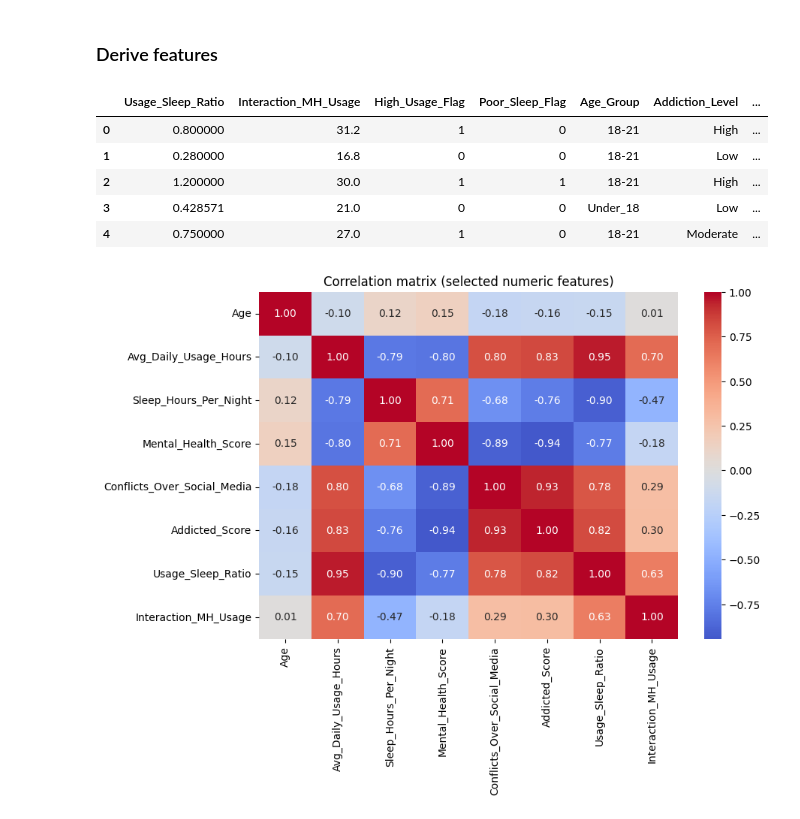
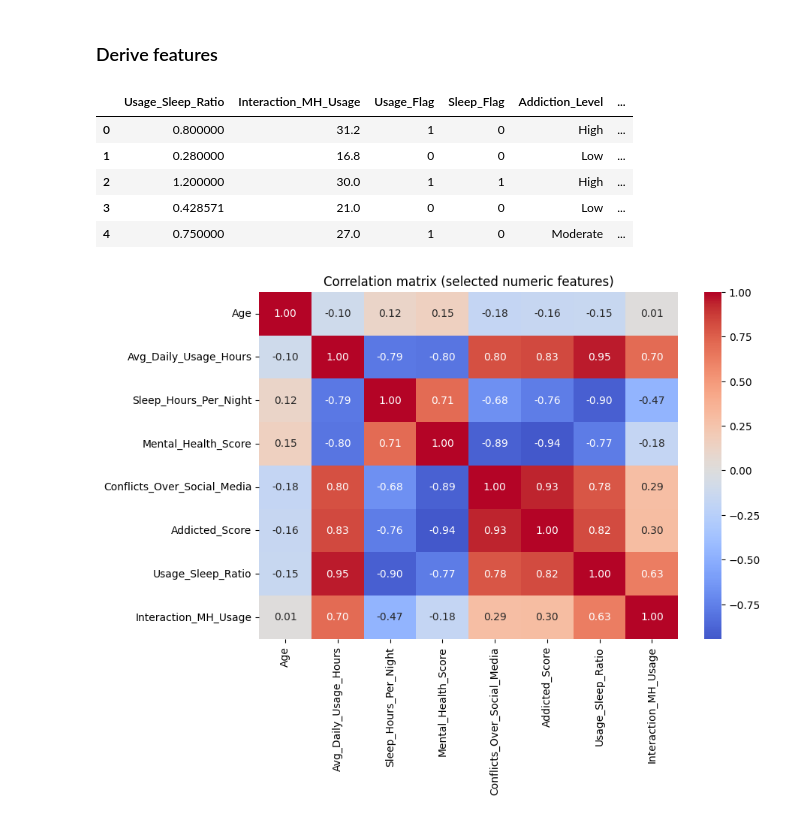
Before and after one commit to pasindu-piyumal/Student_Social_Media_Addiction, a Jupyter notebook: predict_student_social_media_addiction.ipynb, the cells around one changed output. Cells and saved outputs as stored; diff of their text form; code cells hidden in the pictures.

```diff
--- a/predict_student_social_media_addiction.ipynb
+++ b/predict_student_social_media_addiction.ipynb
@@ -321,22 +321,21 @@ final_df = pd.concat([encoded_df.reset_index(drop=True), normalized_df.reset_ind
 ### Derive features
 # %%
 final_df['Usage_Sleep_Ratio'] = final_df['Avg_Daily_Usage_Hours'] / (final_df['Sleep_Hours_Per_Night'] + 1e-9)
-final_df['Interaction_MH_Usage'] = final_df['Mental_Health_Score'] * final_df['Avg_Daily_Usage']
+final_df['Interaction_MH_Usage'] = final_df['Mental_Health_Score'] * final_df['Avg_Daily_Usage_Hours']
 final_df['Usage_Flag'] = (final_df['Avg_Daily_Usage_Hours'] > 3).astype(int)
 final_df['Sleep_Flag'] = (final_df['Sleep_Hours_Per_Night'] < 6).astype(int)
 
-final_df['Addiction_level'] = pd.qcut(final_df['Addicted_Score'], q=3, labels=['Low','Moderate','High'])
+final_df['Addiction_Level'] = pd.qcut(final_df['Addicted_Score'], q=3, labels=['Low','Moderate','High'])
 final_df['Addiction_Level_Encoded'] = final_df['Addiction_Level'].map({'Low':0, 'Moderate':1, 'High':2}) # Encoding Addiction_Level
+
+final_df[['Usage_Sleep_Ratio','Interaction_MH_Usage','Usage_Flag','Sleep_Flag', 'Addiction_Level','Addiction_Level_Encoded']].head()
+# %% [output]
+|  | Usage_Sleep_Ratio | Interaction_MH_Usage | Usage_Flag | Sleep_Flag | Addiction_Level | ... |
+| 0 | 0.800000 | 31.2 | 1 | 0 | High | ... |
+| 1 | 0.280000 | 16.8 | 0 | 0 | Low | ... |
+| 2 | 1.200000 | 30.0 | 1 | 1 | High | ... |
+| 3 | 0.428571 | 21.0 | 0 | 0 | Low | ... |
+| 4 | 0.750000 | 27.0 | 1 | 0 | Moderate | ... |
-# %%
-
-final_df[['Usage_Sleep_Ratio','Interaction_MH_Usage','High_Usage_Flag','Poor_Sleep_Flag','Age_Group','Addiction_Level','Addiction_Level_Encoded']].head()
-# %% [output]
-|  | Usage_Sleep_Ratio | Interaction_MH_Usage | High_Usage_Flag | Poor_Sleep_Flag | Age_Group | Addiction_Level | ... |
-| 0 | 0.800000 | 31.2 | 1 | 0 | 18-21 | High | ... |
-| 1 | 0.280000 | 16.8 | 0 | 0 | 18-21 | Low | ... |
-| 2 | 1.200000 | 30.0 | 1 | 1 | 18-21 | High | ... |
-| 3 | 0.428571 | 21.0 | 0 | 0 | Under_18 | Low | ... |
-| 4 | 0.750000 | 27.0 | 1 | 0 | 18-21 | Moderate | ... |
 # %%
 # Quick correlation / exploratory checks — useful to see which engineered features correlate with the addiction score
 num_cols_for_corr = ['Age', 'Avg_Daily_Usage_Hours', 'Sleep_Hours_Per_Night', 'Mental_Health_Score', 'Conflicts_Over_Social_Media', 'Addicted_Score', 'Usage_Sleep_Ratio', 'Interaction_MH_Usage']
```
